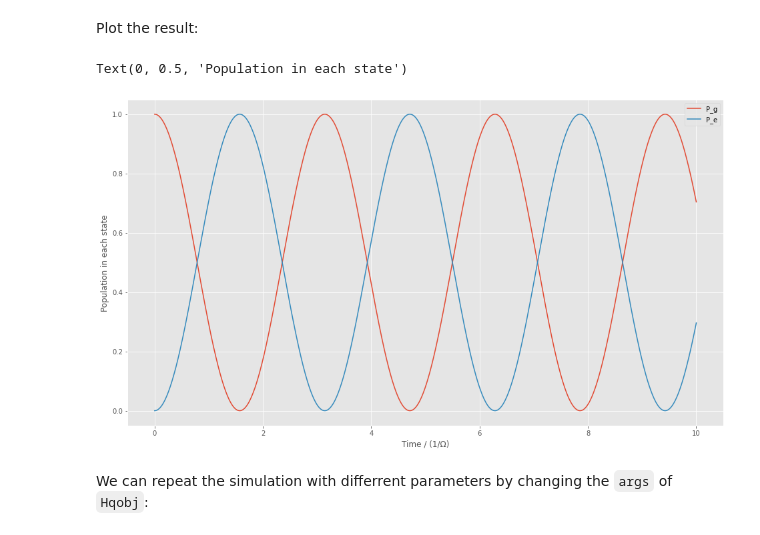
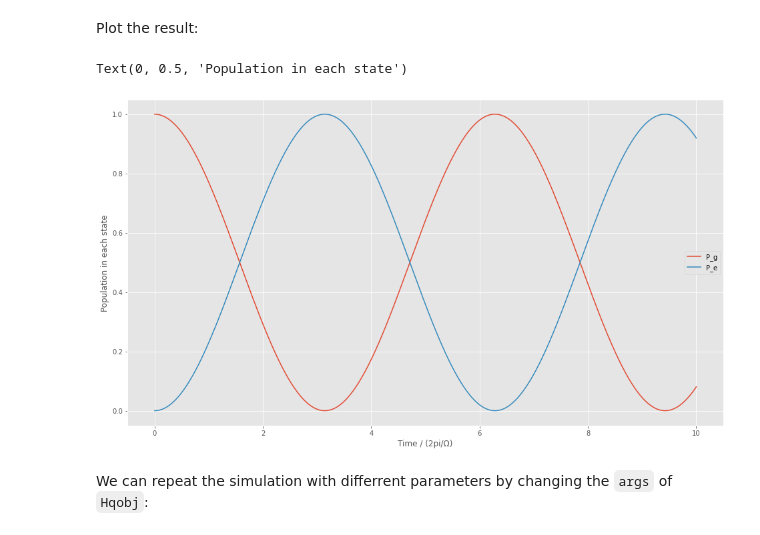
Before and after one commit to otimgren/toy-systems, a Jupyter notebook: examples/Rabi oscillations in 2-level system.ipynb, the cells around one changed output. Drawn from its saved outputs; the diff is of its cells as text; code cells hidden in the pictures.

```diff
--- a/examples/Rabi oscillations in 2-level system.ipynb
+++ b/examples/Rabi oscillations in 2-level system.ipynb
@@ -62,7 +62,7 @@ E_e = ToyEnergy([e], +Δ/2)
 The coupling is defined to have a constant magnitude and since we're in the rotating frame, there is no time dependence.
 # %%
 Ω = Symbol('Omega')
-coupling = ToyCoupling(g, e, Ω)
+coupling = ToyCoupling(g, e, Ω/2)
 # %% [markdown]
 ### Define decay matrix from |e> to |g>
 Can add a spontaneous decay from the excited state to the ground state as shown below:
@@ -123,13 +123,13 @@ Plot the result:
 # %%
 fig, ax = plt.subplots(figsize = (16,9))
 ax.plot(times, result.expect[0], label = "P_g")
 ax.plot(times, result.expect[1], label = "P_e")
 ax.legend()
-ax.set_xlabel("Time / (1/Ω)")
+ax.set_xlabel("Time / (2pi/Ω)")
 ax.set_ylabel("Population in each state")
 # %% [output]
 Text(0, 0.5, 'Population in each state')
-[figure, old version]
+[figure, new version]
 # %% [markdown]
 We can repeat the simulation with differrent parameters by changing the `args` of `Hqobj`:
 # %%
```
Also changed, not shown: 2 other files.
